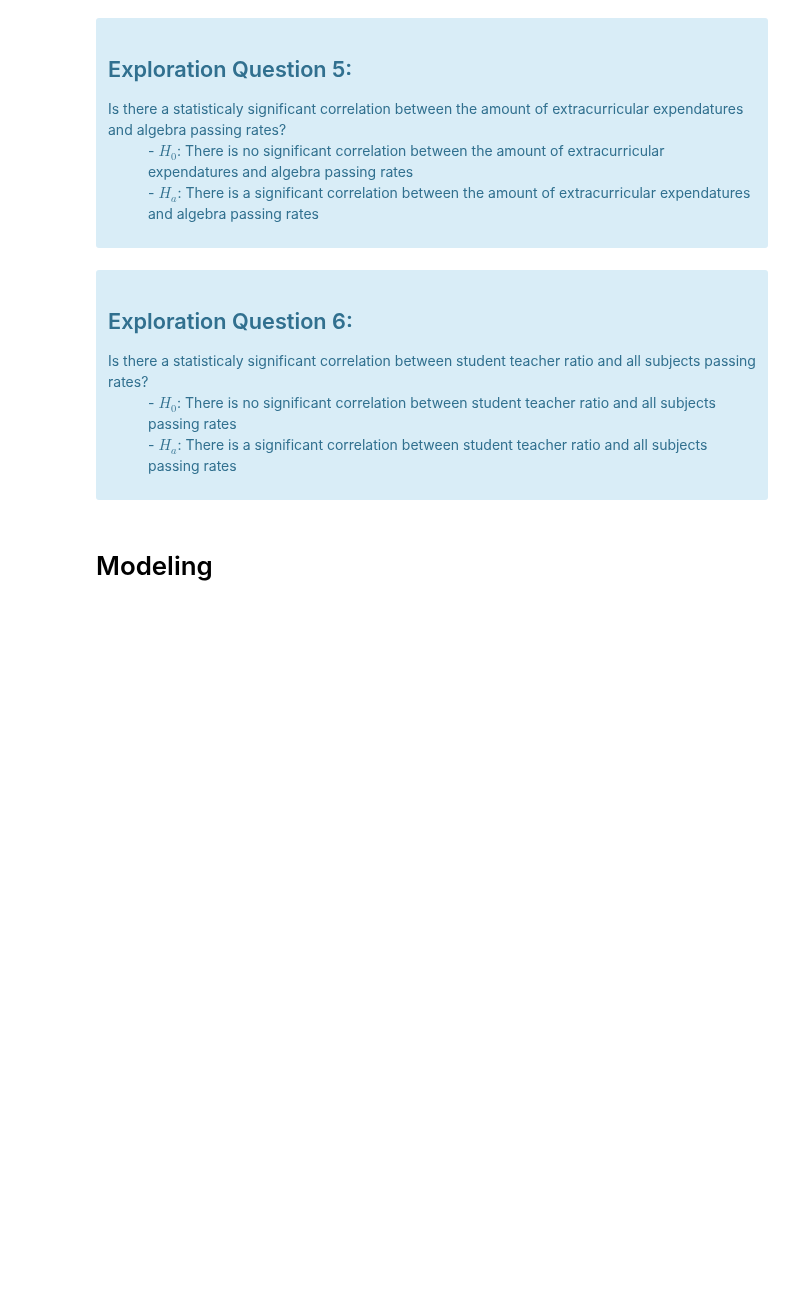
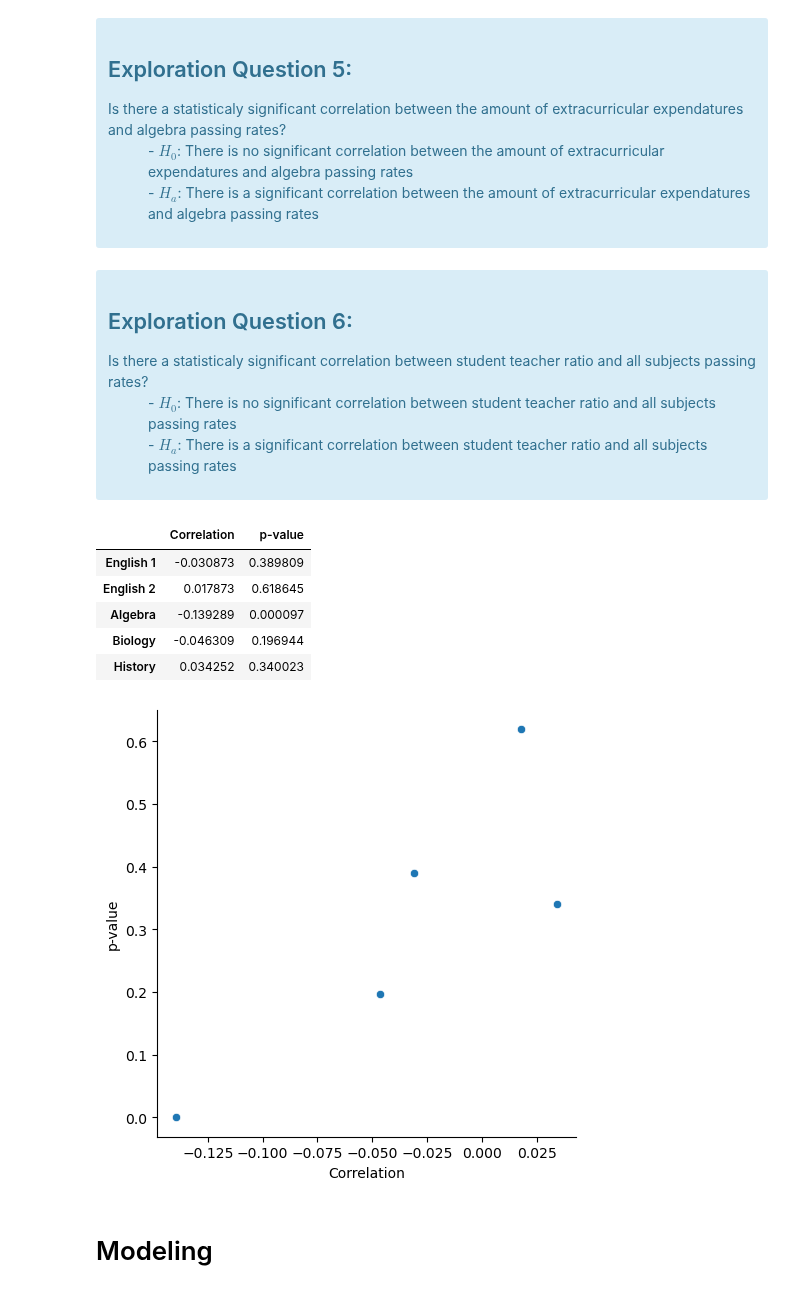
Before and after one commit to college-readiness-preds/capstone_readiness, a Jupyter notebook: Andy/final_notebook.ipynb, the cells around one changed output. Saved outputs shown, nothing was run; the diff lists cells and outputs as text; code cells hidden in the pictures; blank space fills up the shorter version.

```diff
--- a/Andy/final_notebook.ipynb
+++ b/Andy/final_notebook.ipynb
@@ -169,6 +169,16 @@ ex.above_avg_econdis_total_expend(train)
         <dd>- $H_a$: There is a significant correlation between student teacher ratio and all subjects passing rates</dd>
     </dl>
 </div>
+# %%
+ex.correlation_stu_teach_ratio_subject(train)
+# %% [output]
+|  | Correlation | p-value |
+| English 1 | -0.030873 | 0.389809 |
+| English 2 | 0.017873 | 0.618645 |
+| Algebra | -0.139289 | 0.000097 |
+| Biology | -0.046309 | 0.196944 |
+| History | 0.034252 | 0.340023 |
+[figure, added]
 # %% [markdown]
 # Modeling
 # %%
```
Also changed, not shown: parts of 1 cell of this notebook, 3 other files.
